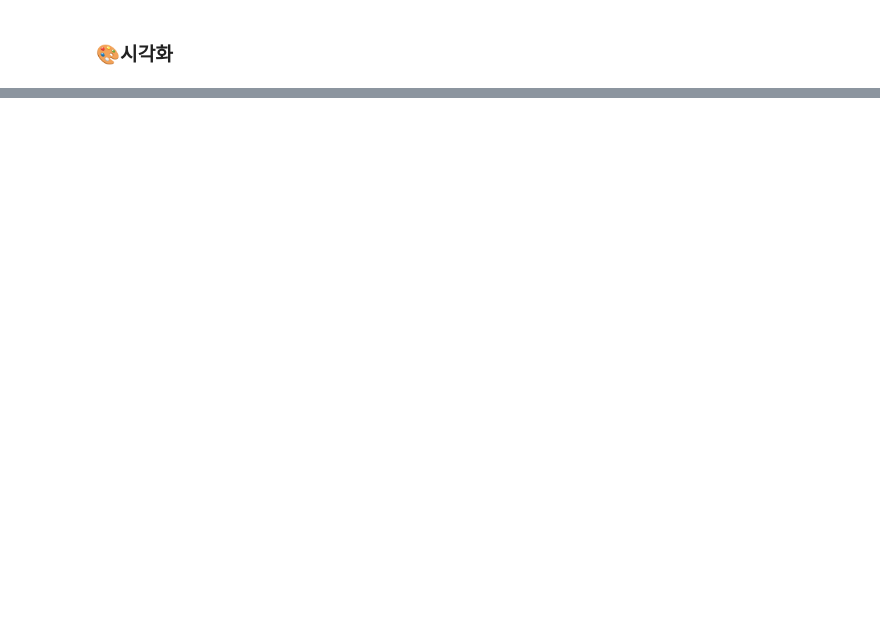
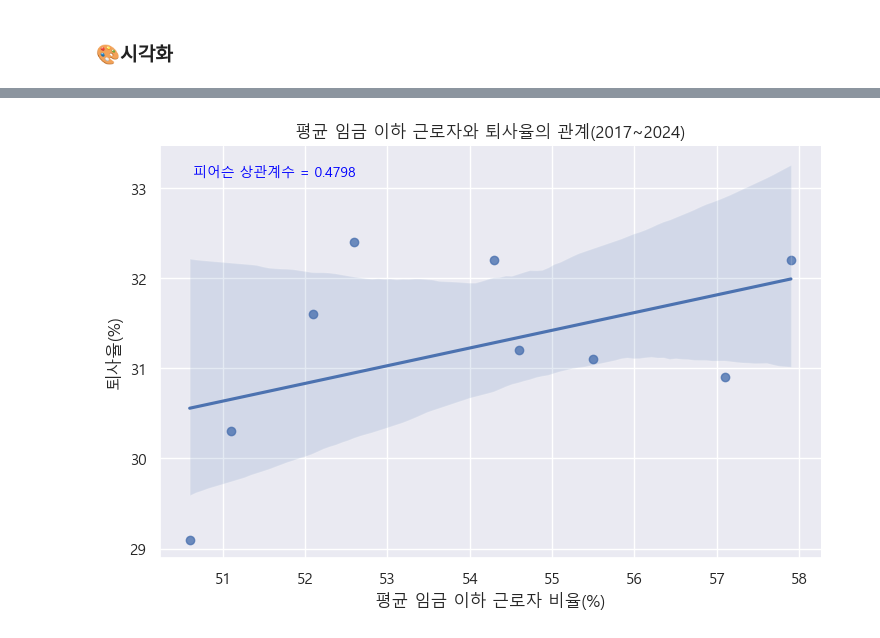
Before and after one commit to byeori-jang/mid_project, a Jupyter notebook: salary.ipynb, the cells around one changed output, grey strips where cells are left out. Cells and saved outputs as stored; diff of their text form; code cells hidden in the pictures; blank space fills up the shorter version.

```diff
--- a/salary.ipynb
+++ b/salary.ipynb
@@ -212,0 +112,2 @@ ce1
+# %%
+bdf = pd.read_csv("data/평균이하비율.csv", encoding='cp949')
@@ -212,0 +124,19 @@ ce1
+# %%
+sns.lmplot(data=bdf, x='평균 이하 비율', y='퇴사율',height=5, aspect=1.5)
+
+plt.xlabel('평균 임금 이하 근로자 비율(%)')
+plt.ylabel('퇴사율(%)')
+# lmplot은 figure가 따로 생성되므로 plt.gca()로 축을 얻어야 함
+plt.gca().text(
+    0.05, 0.95,
+    f"피어슨 상관계수 = {corr_coef2:.4f}",
+    transform=plt.gca().transAxes,
+    fontsize=10,
+    verticalalignment='top',
+    color='blue'
+)
+
+plt.title('평균 임금 이하 근로자와 퇴사율의 관계(2017~2024)')
+plt.show()
+# %% [output]
+[figure, added]
```
Also changed, not shown: parts of 28 cells of this notebook.
